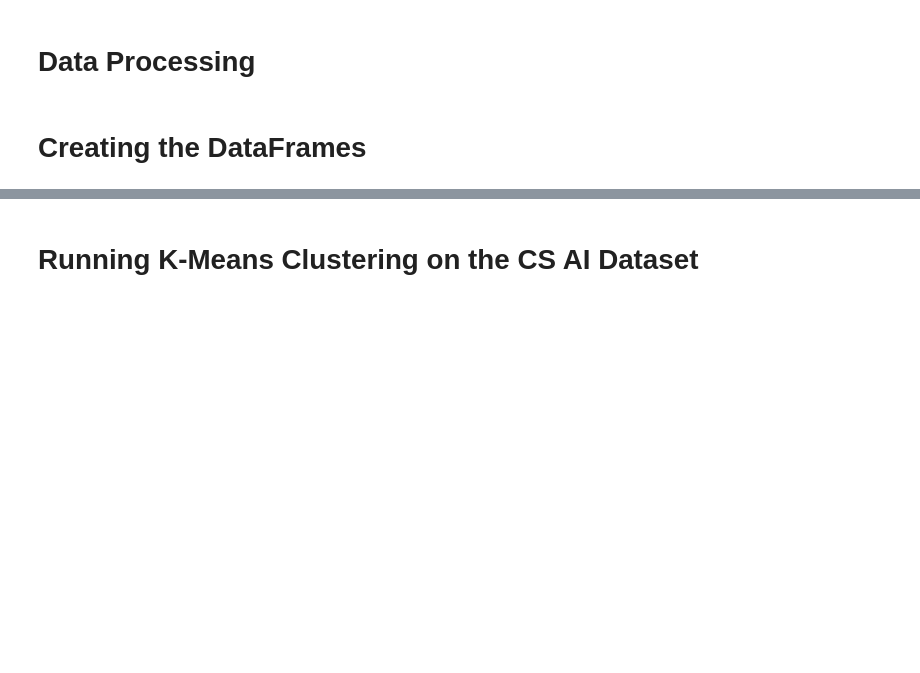
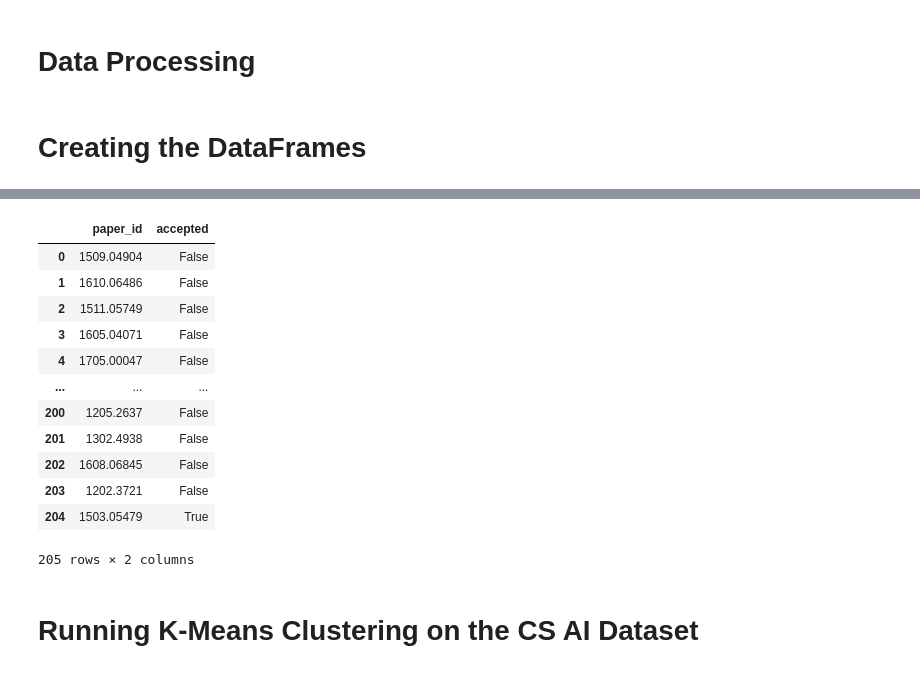
Before and after one commit to ShashiKiranMR/CS-7641-ML-Project, a Jupyter notebook: main_script.ipynb, the cells around one changed output, grey strips where cells are left out. Drawn from its saved outputs; the diff is of its cells as text; code cells hidden in the pictures; blank space fills up the shorter version.

```diff
--- a/main_script.ipynb
+++ b/main_script.ipynb
@@ -157,3 +185,19 @@ testing_df
+# %%
+label_dfs[3]
+# %% [output]
+|  | paper_id | accepted |
+| 0 | 1509.04904 | False |
+| 1 | 1610.06486 | False |
+| 2 | 1511.05749 | False |
+| 3 | 1605.04071 | False |
+| 4 | 1705.00047 | False |
+| ... | ... | ... |
+| 200 | 1205.2637 | False |
+| 201 | 1302.4938 | False |
+| 202 | 1608.06845 | False |
+| 203 | 1202.3721 | False |
+| 204 | 1503.05479 | True |
+205 rows × 2 columns
 # %% [markdown]
 # Running K-Means Clustering on the CS AI Dataset
 # %%
```
Also changed, not shown: parts of 6 cells of this notebook.
